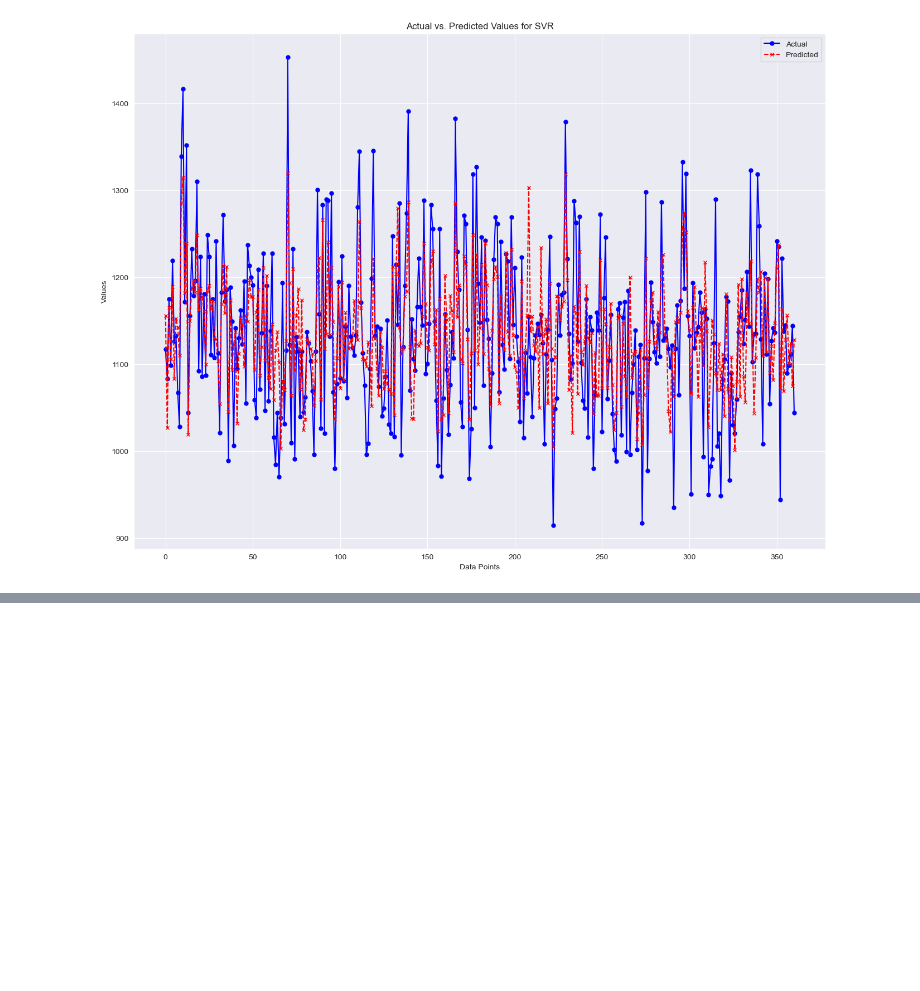
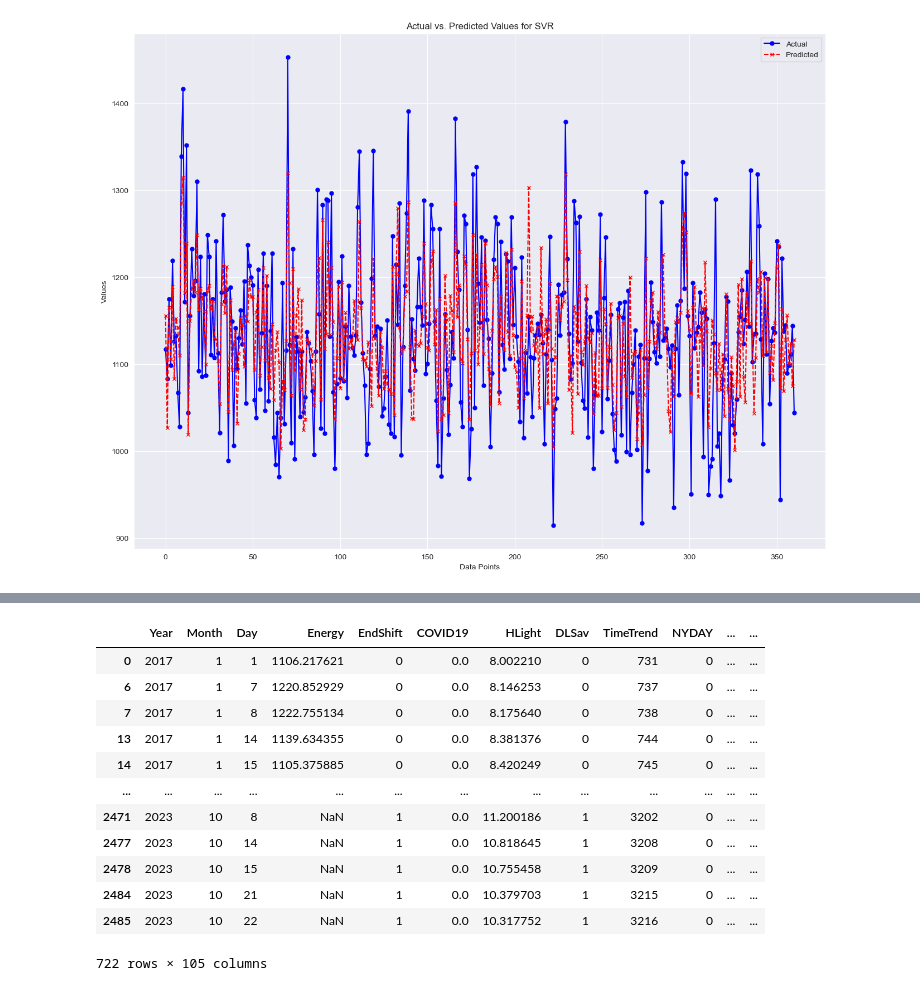
Before and after one commit to saraNgolestani/AESO, a Jupyter notebook: Demo.ipynb, the cells around one changed output, grey strips where cells are left out. Saved outputs shown, nothing was run; the diff lists cells and outputs as text; code cells hidden in the pictures; blank space fills up the shorter version.

```diff
--- a/Demo.ipynb
+++ b/Demo.ipynb
@@ -243,0 +397,5 @@ plt.show()
+# %%
+wend_cov_df = init_df[((init_df['Saturday'] == 1) & (init_df['COVID19'] >= 0.01))| ((init_df['Sunday'] == 1)& (init_df['COVID19'] >= 0.01)) | ((init_df['Sun_Hol'] == 1) & (init_df['COVID19'] >= 0.01))]
+wend_cov_corr =  pd.DataFrame(wend_cov_df.corr())
+high_correlated_wend_cov = wend_cov_corr[abs(wend_cov_corr.Energy) >= 0.4]
+high_correlated_wend_cov
@@ -243,0 +441,16 @@ plt.show()
+# %%
+wend_cov_df
+# %% [output]
+|  | Year | Month | Day | Energy | EndShift | COVID19 | HLight | DLSav | TimeTrend | NYDAY | ... | ... |
+| 0 | 2017 | 1 | 1 | 1106.217621 | 0 | 0.0 | 8.002210 | 0 | 731 | 0 | ... | ... |
+| 6 | 2017 | 1 | 7 | 1220.852929 | 0 | 0.0 | 8.146253 | 0 | 737 | 0 | ... | ... |
+| 7 | 2017 | 1 | 8 | 1222.755134 | 0 | 0.0 | 8.175640 | 0 | 738 | 0 | ... | ... |
+| 13 | 2017 | 1 | 14 | 1139.634355 | 0 | 0.0 | 8.381376 | 0 | 744 | 0 | ... | ... |
+| 14 | 2017 | 1 | 15 | 1105.375885 | 0 | 0.0 | 8.420249 | 0 | 745 | 0 | ... | ... |
+| ... | ... | ... | ... | ... | ... | ... | ... | ... | ... | ... | ... | ... |
+| 2471 | 2023 | 10 | 8 | NaN | 1 | 0.0 | 11.200186 | 1 | 3202 | 0 | ... | ... |
+| 2477 | 2023 | 10 | 14 | NaN | 1 | 0.0 | 10.818645 | 1 | 3208 | 0 | ... | ... |
+| 2478 | 2023 | 10 | 15 | NaN | 1 | 0.0 | 10.755458 | 1 | 3209 | 0 | ... | ... |
+| 2484 | 2023 | 10 | 21 | NaN | 1 | 0.0 | 10.379703 | 1 | 3215 | 0 | ... | ... |
+| 2485 | 2023 | 10 | 22 | NaN | 1 | 0.0 | 10.317752 | 1 | 3216 | 0 | ... | ... |
+722 rows × 105 columns
```
Also changed, not shown: parts of 29 cells of this notebook, 2 other files.
